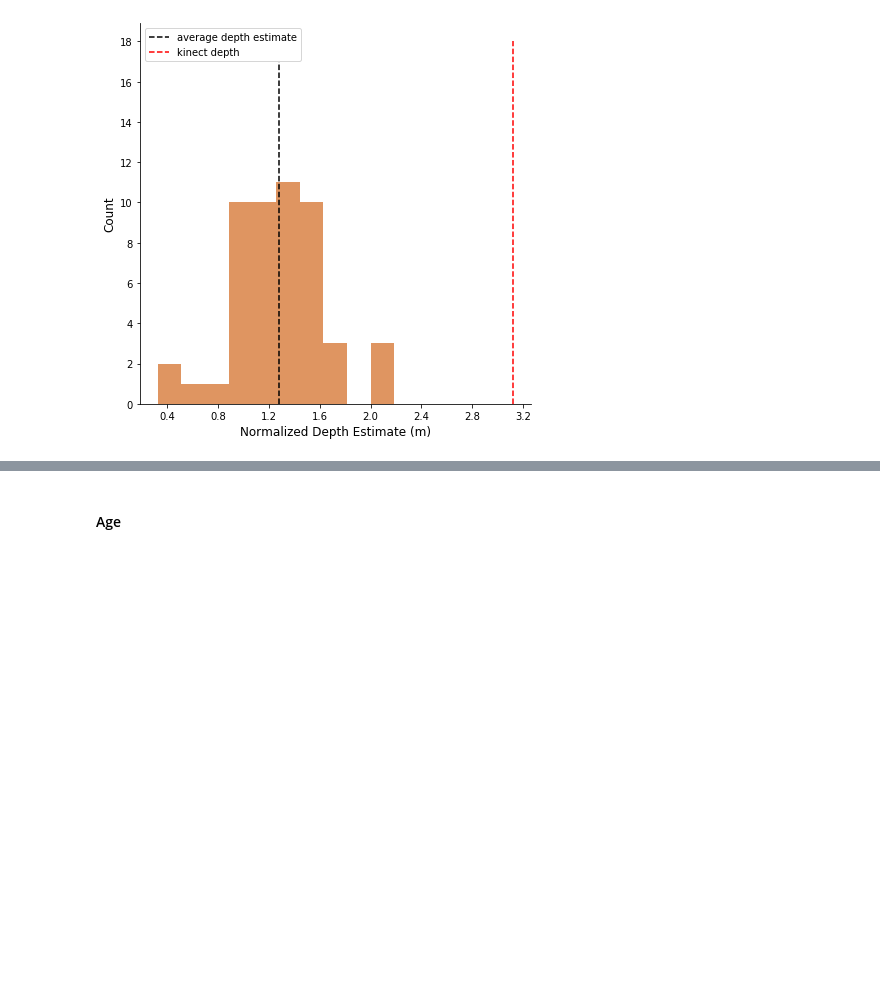
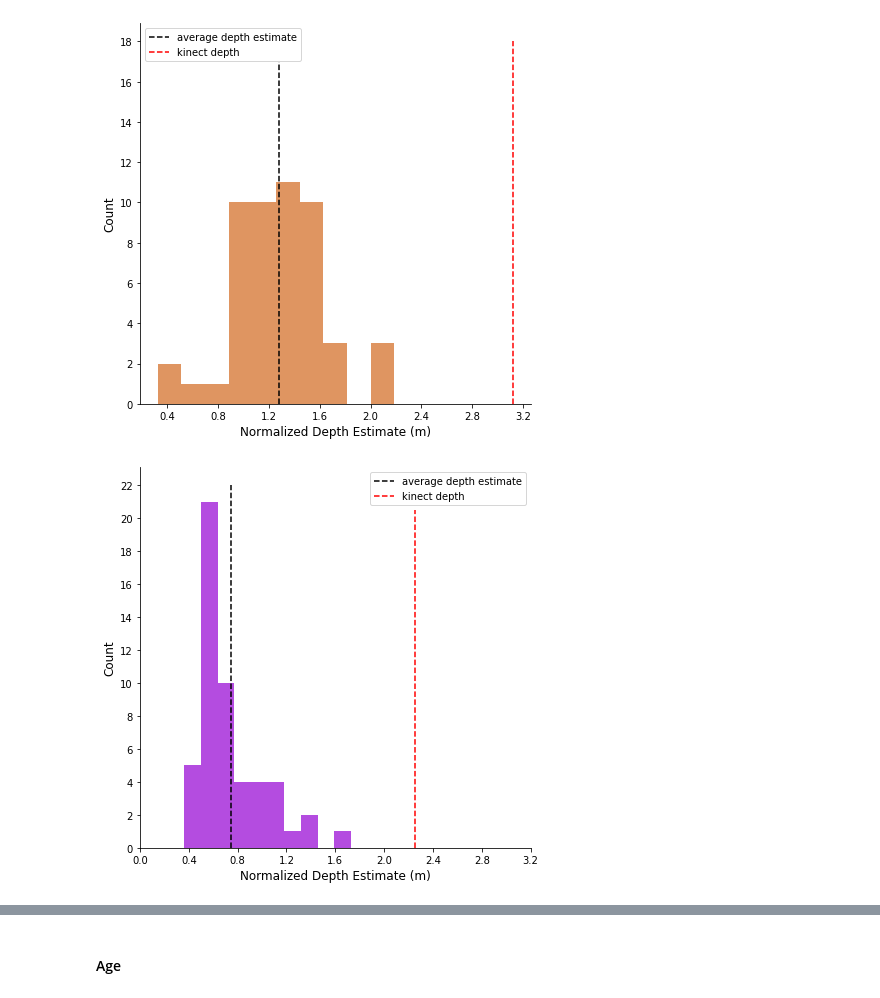
Before and after one commit to prachimahab/verbal_judgement_analysis, a Jupyter notebook: matched_VE_analysis.ipynb, the cells around one changed output, grey strips where cells are left out. Saved outputs shown, nothing was run; the diff lists cells and outputs as text; code cells hidden in the pictures; blank space fills up the shorter version.

```diff
--- a/matched_VE_analysis.ipynb
+++ b/matched_VE_analysis.ipynb
@@ -166,9 +166,9 @@ def removeMissedTrials(datafolder):
     return input_data
 # %%
 
-path = "/Users/prachimahableshwarkar/Documents/GW/FacialAge/FacialAge_MTurk/BNav_EC2/DepthDuration/v2_depth_duration_MTurk/data"
+# path = "/Users/prachimahableshwarkar/Documents/GW/FacialAge/FacialAge_MTurk/BNav_EC2/DepthDuration/v2_depth_duration_MTurk/data"
 
-# path = '/Users/prachi/Documents/depth_duration/target_at_center/january2022_data/VE_data'
+path = '/Users/prachi/Documents/depth_duration/target_at_center/january2022_data/VE_data'
 
 missed_trial_cleaned_data = removeMissedTrials(path)
 # %% [output]
@@ -539,6 +521,7 @@ def normalize_dfs(df):
 normalized_data = normalize_dfs(final_data)
 # %%
 normalized_data_250 = normalized_data.loc[normalized_data['duration'] == 250]
+normalized_data_1000 = normalized_data.loc[normalized_data['duration'] == 1000]
 # %% [markdown]
 ### Distribution of VE Estimates for a Discrimination Trial Pair
 # %%
@@ -598,3 +581,37 @@ plt.legend(loc=2)
 plt.show()
 # %% [output]
 [figure]
+# %%
+s0 = 'depth_duration_stimuli/001810_2014-06-26_20-51-35_260595134347_rgbf000040-resize_3/001810_2014-06-26_20-51-35_260595134347_rgbf000040-resize_3-target.png'
+
+stimulus_0_df_1000 = normalized_data_1000.loc[normalized_data_1000['stimulus'] == s0]
+stimulus_0_estims_1000 = list(stimulus_0_df_1000['depth_estimate'])
+
+s1 = 'depth_duration_stimuli/003010_2014-06-15_12-54-35_094959634447_rgbf000112-resize_0/003010_2014-06-15_12-54-35_094959634447_rgbf000112-resize_0-target.png'
+
+stimulus_1_df_1000 = normalized_data_1000.loc[normalized_data_1000['stimulus'] == s1]
+stimulus_1_estims_1000 = list(stimulus_1_df_1000['depth_estimate'])
+# %%
+fig, ax = plt.subplots(figsize=[7,7])
+
+right_side = ax.spines["right"]
+right_side.set_visible(False)
+top = ax.spines['top']
+top.set_visible(False)
+
+plt.hist(stimulus_0_estims_1000, color='darkviolet', alpha=0.7)
+# plt.hist(stimulus_0_estims, label='Avg Depth Estimate = ' + str(np.mean(stimulus_0_estims))[:4], color='chocolate', alpha=0.7)
+plt.vlines(x=[np.mean(stimulus_0_estims_1000)], ymin=0, ymax=22, colors='black', ls='--', lw=1.5, label='average depth estimate')
+plt.vlines(x=[2.25], ymin=0, ymax=20.5, colors='red', ls='--', lw=1.5, label='kinect depth')
+
+plt.xticks(np.arange(0,3.4,0.4))
+plt.yticks(np.arange(0,24,2))
+
+plt.xlabel('Normalized Depth Estimate (m)', fontsize=12)
+plt.ylabel('Count', fontsize=12)
+
+plt.legend(loc=1)
+
+plt.show()
+# %% [output]
+[figure, added]
```
Also changed, not shown: parts of 3 cells of this notebook, 1 other file.
